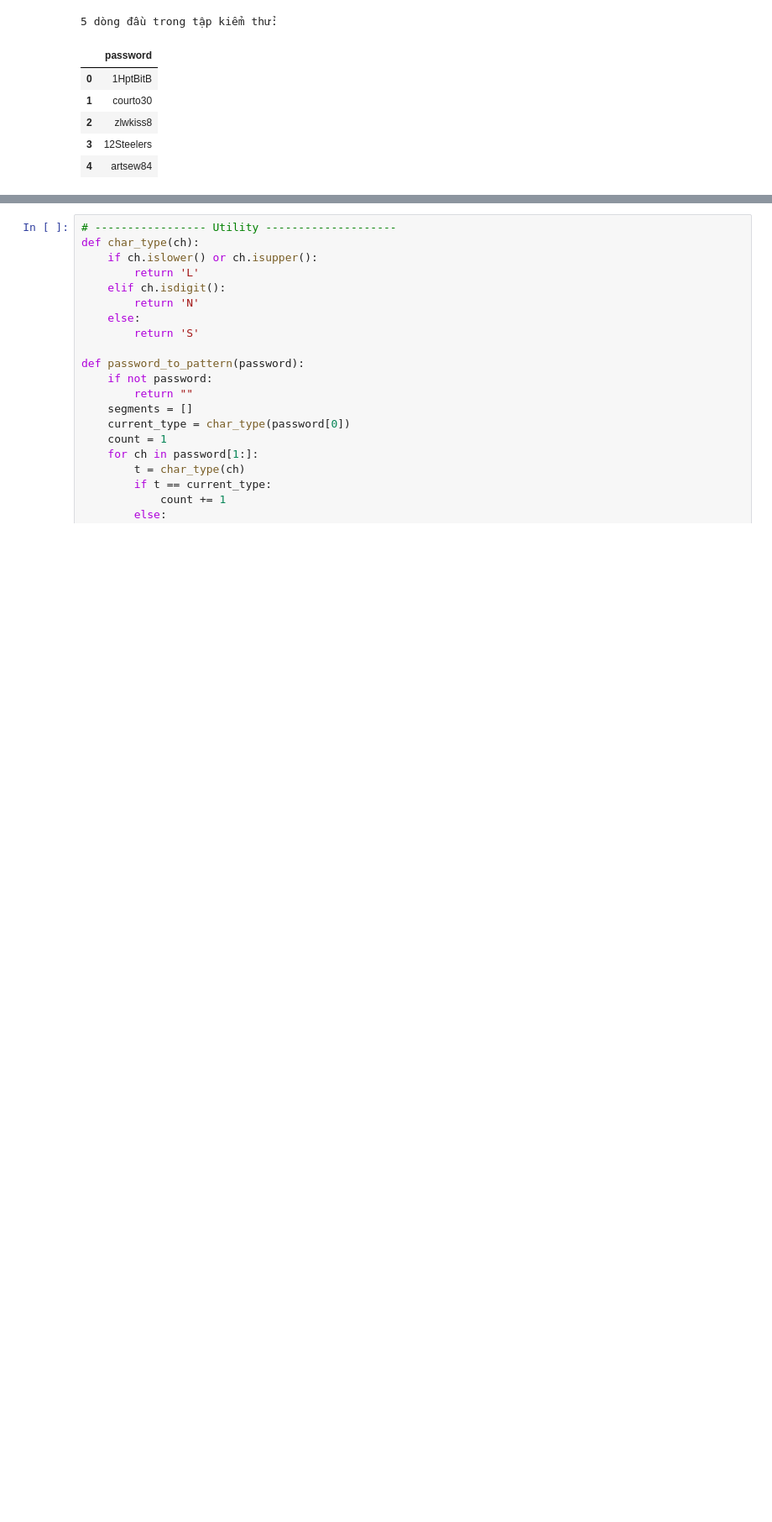
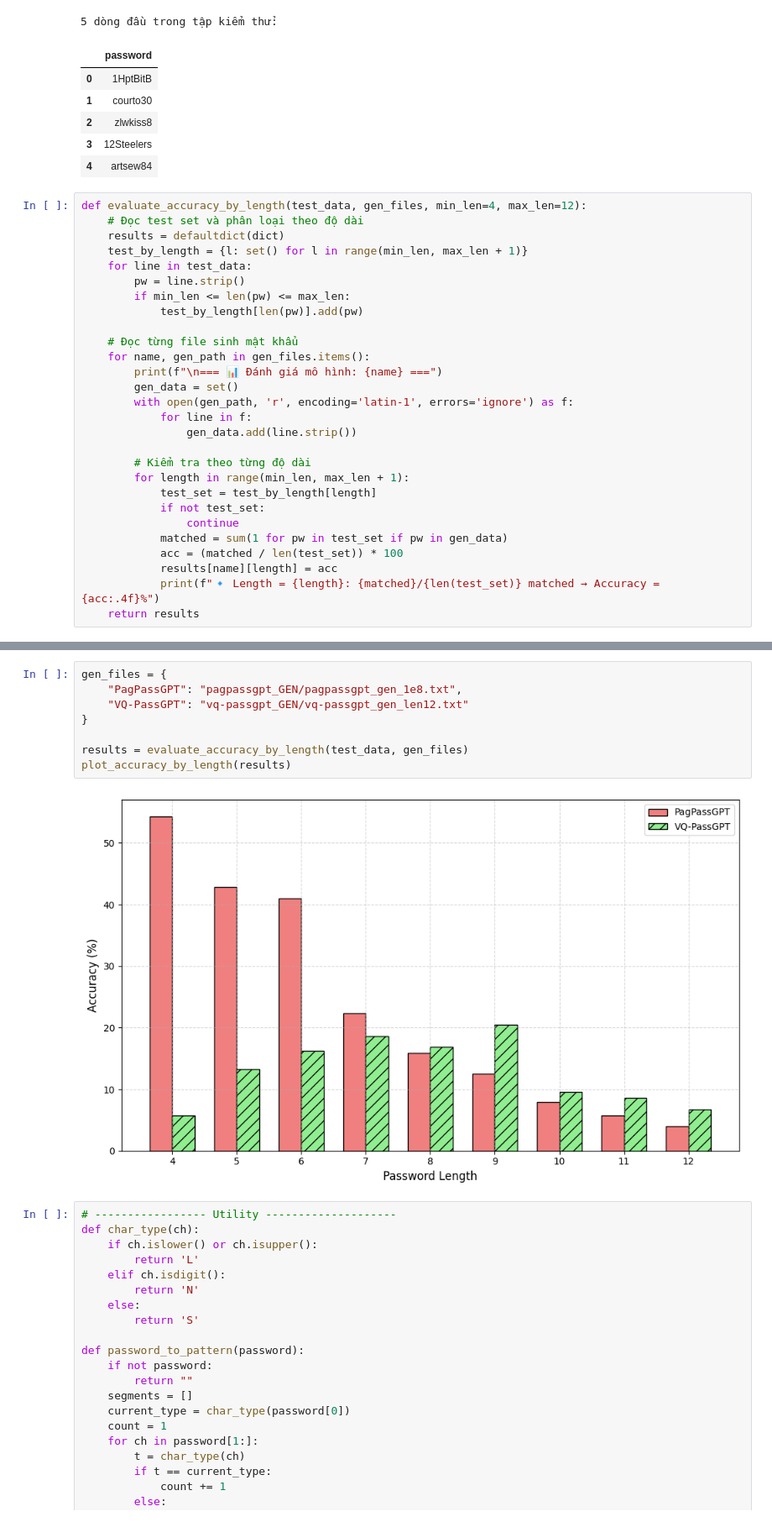
Before and after one commit to TrawlingAttack/VQ-PassGPT, a Jupyter notebook: VQ-PassGPT_evaluation.ipynb, the cells around one changed output, grey strips where cells are left out. Shown at 84% size. Saved outputs shown, nothing was run; the diff lists cells and outputs as text; blank space fills up the shorter version.

```diff
--- a/VQ-PassGPT_evaluation.ipynb
+++ b/VQ-PassGPT_evaluation.ipynb
@@ -78,3 +79,31 @@ test_df.head()
 | 2 | zlwkiss8 |
 | 3 | 12Steelers |
 | 4 | artsew84 |
+# %%
+def evaluate_accuracy_by_length(test_data, gen_files, min_len=4, max_len=12):
+    # Đọc test set và phân loại theo độ dài
+    results = defaultdict(dict)
+    test_by_length = {l: set() for l in range(min_len, max_len + 1)}
+    for line in test_data:
+        pw = line.strip()
+        if min_len <= len(pw) <= max_len:
+            test_by_length[len(pw)].add(pw)
+
+    # Đọc từng file sinh mật khẩu
+    for name, gen_path in gen_files.items():
+        print(f"\n=== 📊 Đánh giá mô hình: {name} ===")
+        gen_data = set()
+        with open(gen_path, 'r', encoding='latin-1', errors='ignore') as f:
+            for line in f:
+                gen_data.add(line.strip())
+
+        # Kiểm tra theo từng độ dài
+        for length in range(min_len, max_len + 1):
+            test_set = test_by_length[length]
+            if not test_set:
+                continue
+            matched = sum(1 for pw in test_set if pw in gen_data)
+            acc = (matched / len(test_set)) * 100
+            results[name][length] = acc
+            print(f"🔹 Length = {length}: {matched}/{len(test_set)} matched → Accuracy = {acc:.4f}%")
+    return results
@@ -81,3 +149,13 @@ test_df.head()
+# %%
+gen_files = {
+    "PagPassGPT": "pagpassgpt_GEN/pagpassgpt_gen_1e8.txt",
+    "VQ-PassGPT": "vq-passgpt_GEN/vq-passgpt_gen_len12.txt"
+}
+
+results = evaluate_accuracy_by_length(test_data, gen_files)
+plot_accuracy_by_length(results)
+# %% [output]
+[figure, added]
 # %%
 # ----------------- Utility --------------------
 def char_type(ch):
```
Also changed, not shown: parts of 2 cells of this notebook, 7 other files.
